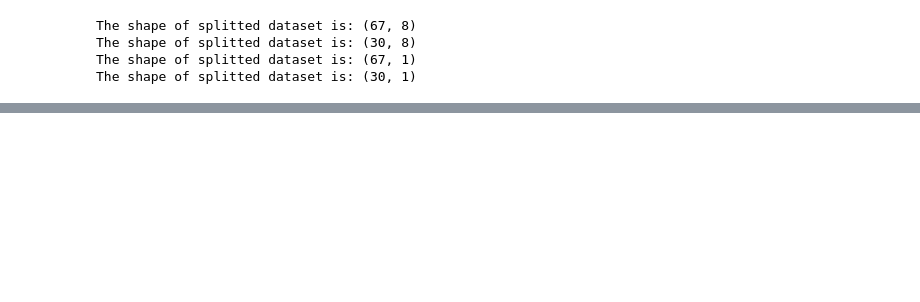
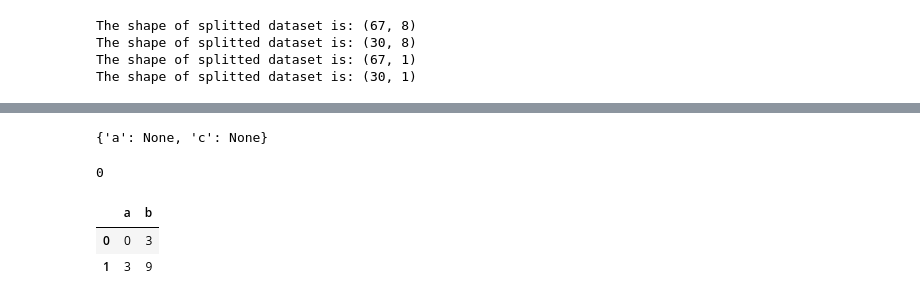
Before and after one commit to oceanumeric/ESL, a Jupyter notebook: ch3/3.3-subset-selection.ipynb, the cells around one changed output, grey strips where cells are left out. Drawn from its saved outputs; the diff is of its cells as text; code cells hidden in the pictures; blank space fills up the shorter version.

```diff
--- a/ch3/3.3-subset-selection.ipynb
+++ b/ch3/3.3-subset-selection.ipynb
@@ -101,0 +128,19 @@ lr.plot_figure_3_5()
+# %%
+{a: None for a in ['a', 'c']}
+# %% [output]
+{'a': None, 'c': None}
+# %%
+min({'a': 2, 'c': 0}.values())
+# %% [output]
+0
+# %%
+pd.DataFrame(
+    [
+        {'a': 0, 'b': 3},
+        {'a': 3, "b": 9}
+    ]
+)
+# %% [output]
+|  | a | b |
+| 0 | 0 | 3 |
+| 1 | 3 | 9 |
```
Also changed, not shown: parts of 3 cells of this notebook, 1 other file.
